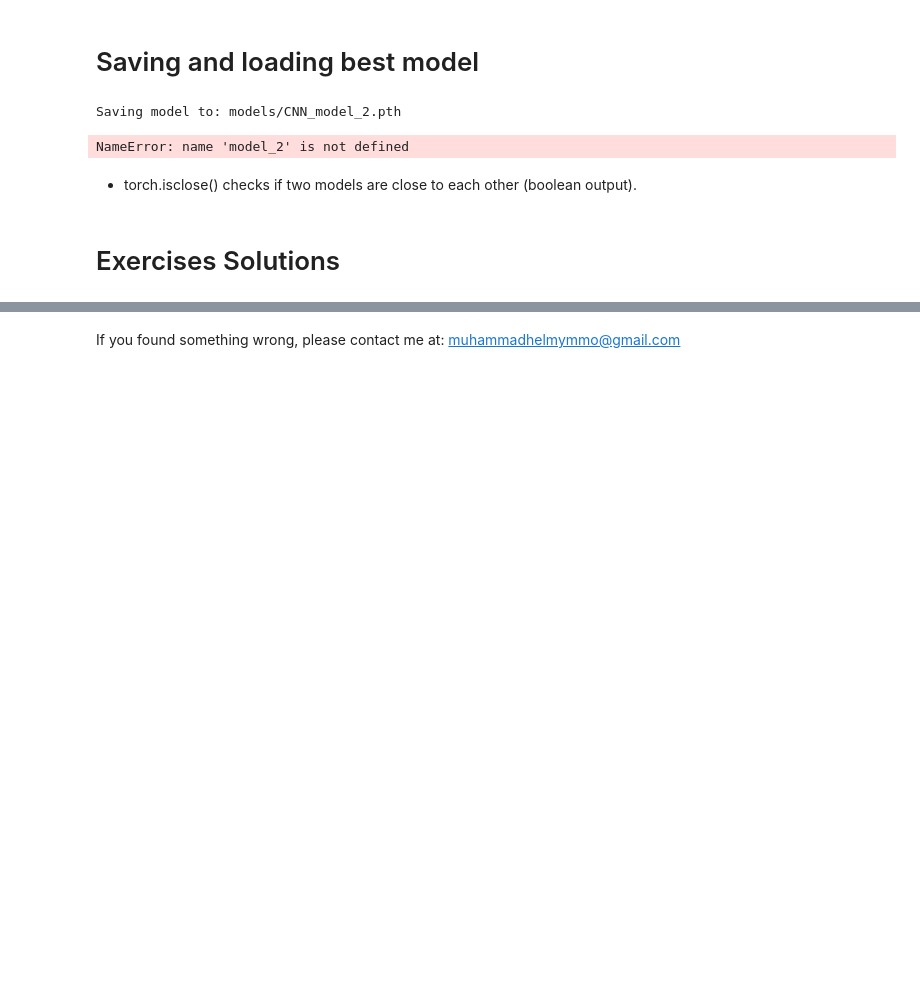
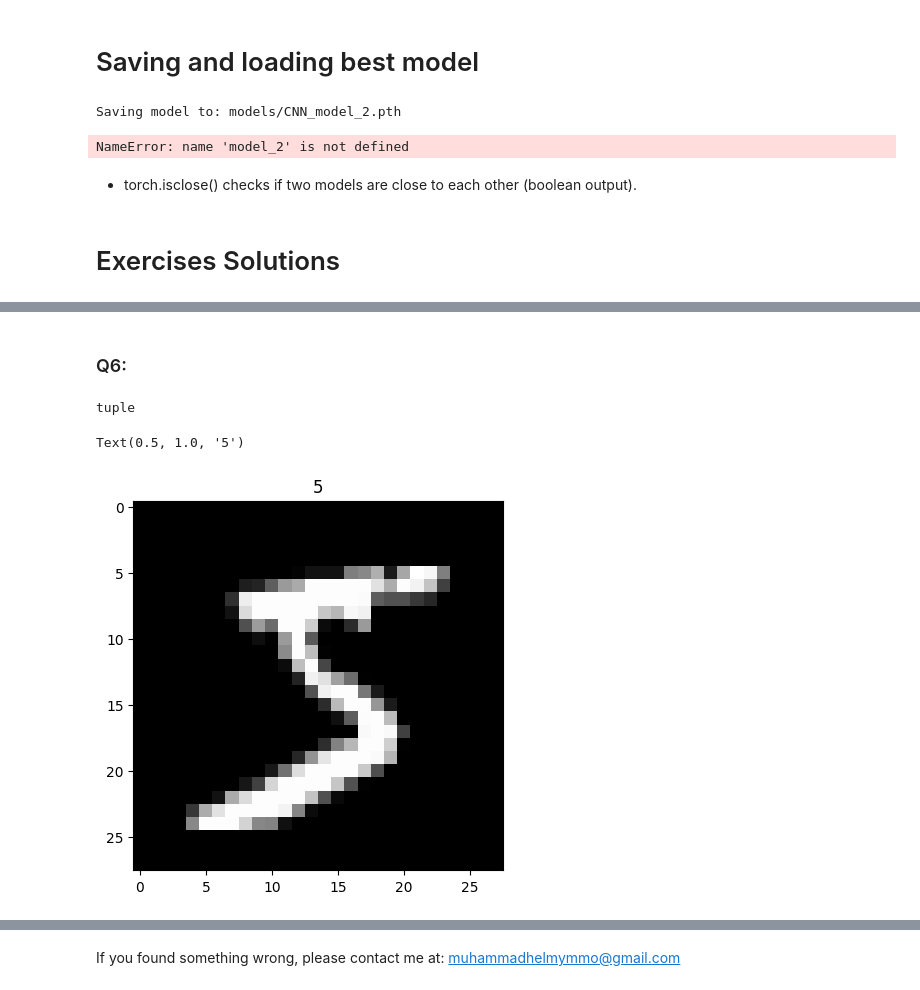
Before and after one commit to MuhammadHelmyOmar/PyTorch_Projects, a Jupyter notebook: Computer_Vision.ipynb, the cells around one changed output, grey strips where cells are left out. Saved outputs shown, nothing was run; the diff lists cells and outputs as text; code cells hidden in the pictures; blank space fills up the shorter version.

```diff
--- a/Computer_Vision.ipynb
+++ b/Computer_Vision.ipynb
@@ -1363,0 +1426,6 @@ Q6:
+# %% [markdown]
+### Q6:
+# %%
+type(mnist_train[0])
+# %% [output]
+tuple
@@ -1363,0 +1434,8 @@ Q6:
+# %%
+img0, target0 = mnist_train[0]
+# %%
+plt.imshow(img0.squeeze(), cmap = "gray")
+plt.title(target0)
+# %% [output]
+Text(0.5, 1.0, '5')
+[figure, added]
```
Also changed, not shown: parts of 15 cells of this notebook.
